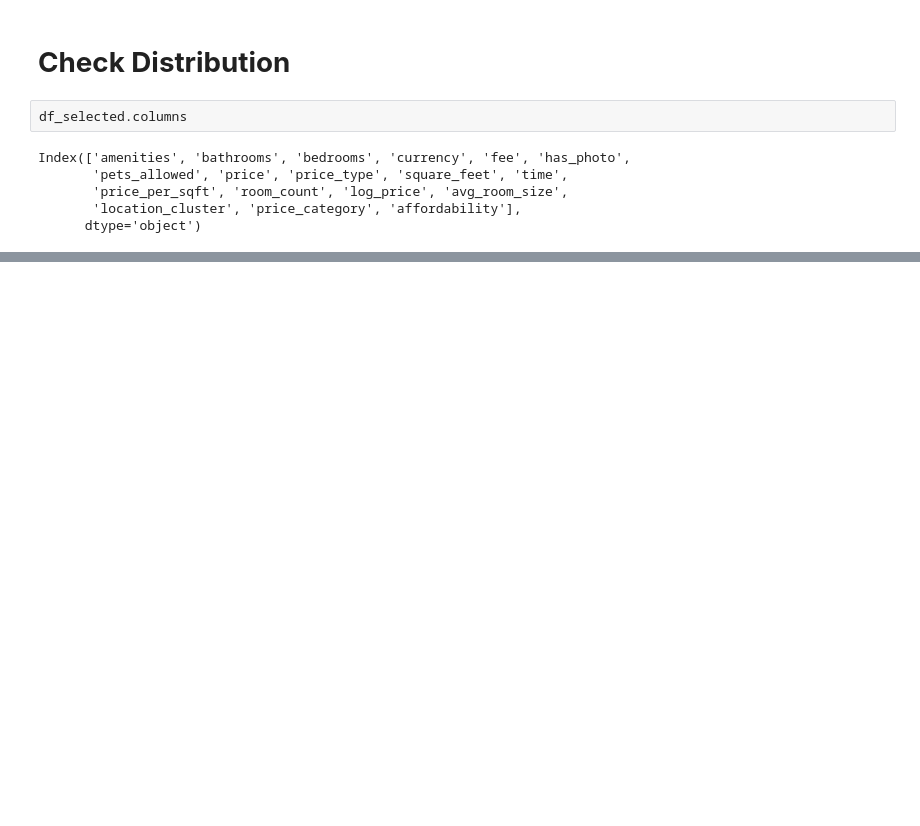
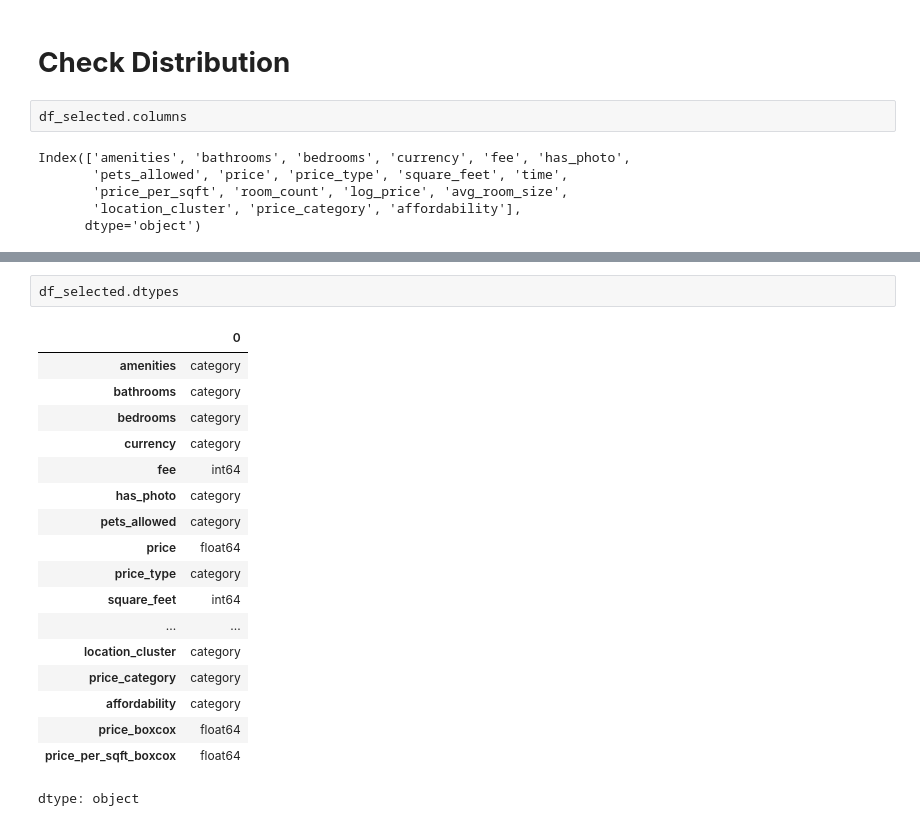
Before and after one commit to ArunK-ML/ML-DL-Classification-Regression-Model-Apartment-Rental---Dataset, a Jupyter notebook: Apartment_Rental.ipynb, the cells around one changed output, grey strips where cells are left out. Cells and saved outputs as stored; diff of their text form; blank space fills up the shorter version.

```diff
--- a/Apartment_Rental.ipynb
+++ b/Apartment_Rental.ipynb
@@ -477,0 +615,21 @@ Name: count, dtype: int64
+# %%
+df_selected.dtypes
+# %% [output]
+|  | 0 |
+| amenities | category |
+| bathrooms | category |
+| bedrooms | category |
+| currency | category |
+| fee | int64 |
+| has_photo | category |
+| pets_allowed | category |
+| price | float64 |
+| price_type | category |
+| square_feet | int64 |
+| ... | ... |
+| location_cluster | category |
+| price_category | category |
+| affordability | category |
+| price_boxcox | float64 |
+| price_per_sqft_boxcox | float64 |
+dtype: object
```
Also changed, not shown: parts of 23 cells of this notebook.
